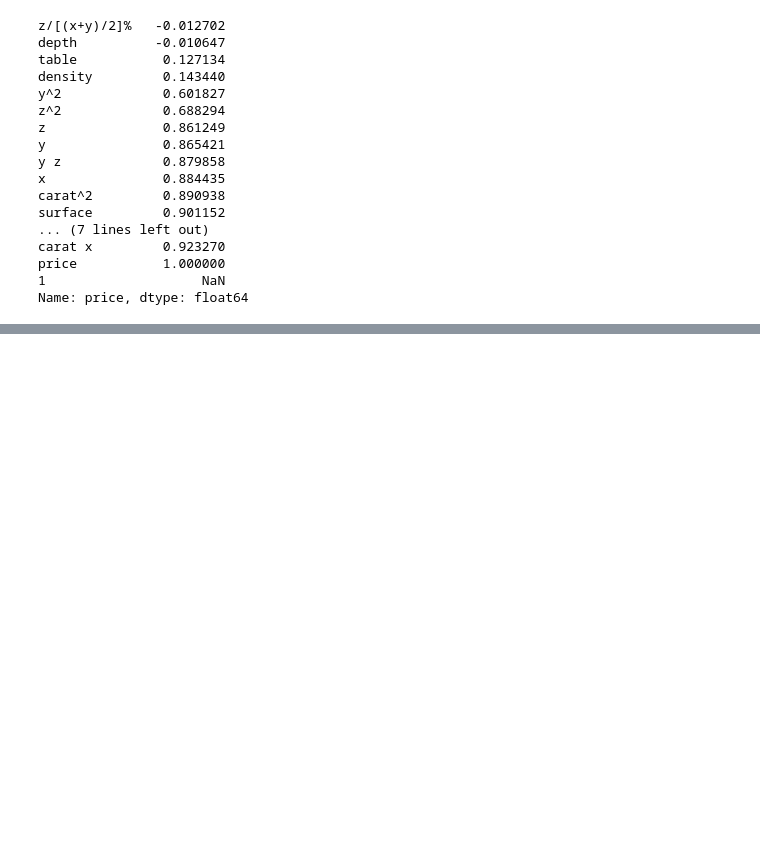
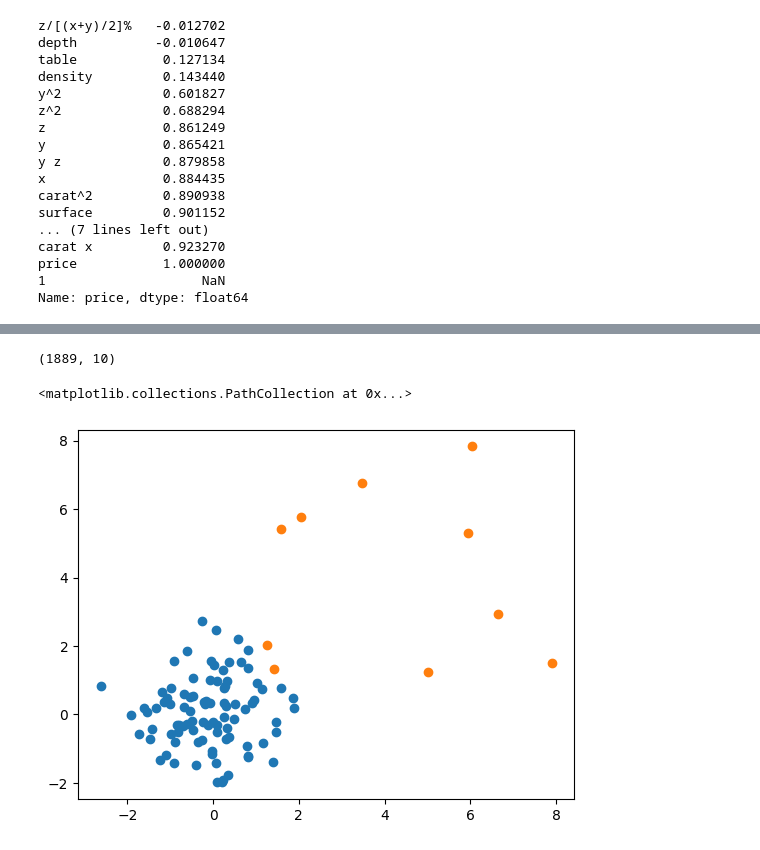
Before and after one commit to MouloudB-24/MP-PRO, a Jupyter notebook: entrainement.ipynb, the cells around one changed output, grey strips where cells are left out. Saved outputs shown, nothing was run; the diff lists cells and outputs as text; code cells hidden in the pictures; blank space fills up the shorter version.

```diff
--- a/entrainement.ipynb
+++ b/entrainement.ipynb
@@ -1138,0 +1169,4 @@ g
+# %%
+iqr_outlier_detection(df, 'carat').shape
+# %% [output]
+(1889, 10)
@@ -1138,0 +1175,11 @@ g
+# %%
+# 🔧 Génération de données normales (points autour de (0,0))
+np.random.seed(42)
+x = np.random.normal(loc=0, scale=1, size=(90, 2))
+y = np.random.uniform(low=8, high=1, size=(10, 2))
+
+plt.scatter(x[:, 0], x[:, 1])
+plt.scatter(y[:, 0], y[:, 1])
+# %% [output]
+<matplotlib.collections.PathCollection at 0x...>
+[figure, added]
```
Also changed, not shown: parts of 38 cells of this notebook.
